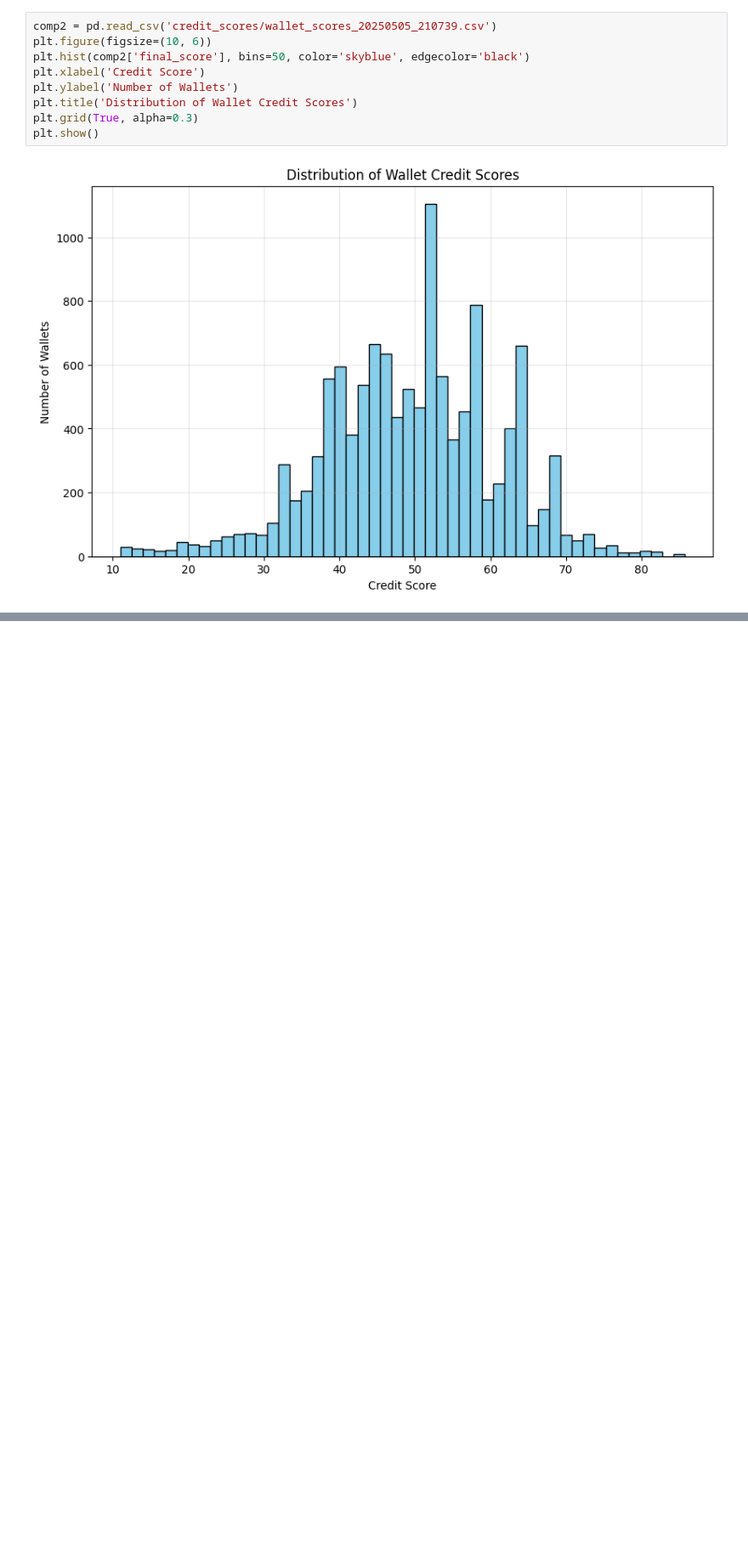
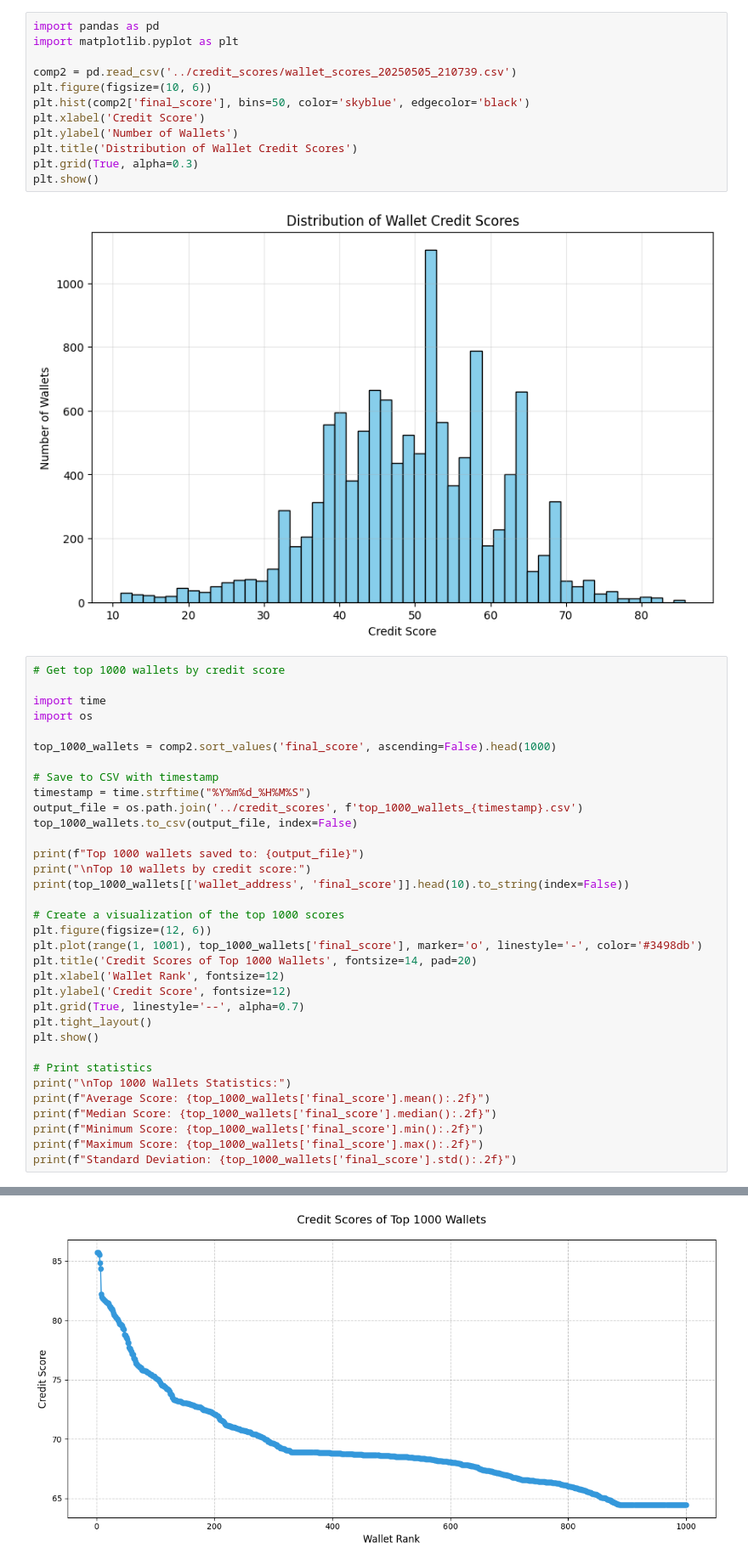
Before and after one commit to bala-guhan/zeruai-compoundV0-test, a Jupyter notebook: notebooks/defi.ipynb, the cells around one changed output, grey strips where cells are left out. Shown at 85% size. Cells and saved outputs as stored; diff of their text form; blank space fills up the shorter version.

Commit message:
added output files

```diff
--- a/notebooks/defi.ipynb
+++ b/notebooks/defi.ipynb
@@ -736,7 +736,10 @@ Calculating wallet scores...
 Calculated scores for 12046 wallets in 7.52 seconds
 Results saved to: credit_scores\wallet_scores_20250505_210739.csv
 # %%
-comp2 = pd.read_csv('credit_scores/wallet_scores_20250505_210739.csv')
+import pandas as pd
+import matplotlib.pyplot as plt
+
+comp2 = pd.read_csv('../credit_scores/wallet_scores_20250505_210739.csv')
 plt.figure(figsize=(10, 6))
 plt.hist(comp2['final_score'], bins=50, color='skyblue', edgecolor='black')
 plt.xlabel('Credit Score')
@@ -746,3 +749,38 @@ plt.grid(True, alpha=0.3)
 plt.show()
 # %% [output]
 [figure]
+# %%
+# Get top 1000 wallets by credit score
+
+import time
+import os
+
+top_1000_wallets = comp2.sort_values('final_score', ascending=False).head(1000)
+
+# Save to CSV with timestamp
+timestamp = time.strftime("%Y%m%d_%H%M%S")
+output_file = os.path.join('../credit_scores', f'top_1000_wallets_{timestamp}.csv')
+top_1000_wallets.to_csv(output_file, index=False)
+
+print(f"Top 1000 wallets saved to: {output_file}")
+print("\nTop 10 wallets by credit score:")
+print(top_1000_wallets[['wallet_address', 'final_score']].head(10).to_string(index=False))
+
+# Create a visualization of the top 1000 scores
+plt.figure(figsize=(12, 6))
+plt.plot(range(1, 1001), top_1000_wallets['final_score'], marker='o', linestyle='-', color='#3498db')
+plt.title('Credit Scores of Top 1000 Wallets', fontsize=14, pad=20)
+plt.xlabel('Wallet Rank', fontsize=12)
+plt.ylabel('Credit Score', fontsize=12)
+plt.grid(True, linestyle='--', alpha=0.7)
+plt.tight_layout()
+plt.show()
+
+# Print statistics
+print("\nTop 1000 Wallets Statistics:")
+print(f"Average Score: {top_1000_wallets['final_score'].mean():.2f}")
+print(f"Median Score: {top_1000_wallets['final_score'].median():.2f}")
+print(f"Minimum Score: {top_1000_wallets['final_score'].min():.2f}")
+print(f"Maximum Score: {top_1000_wallets['final_score'].max():.2f}")
+print(f"Standard Deviation: {top_1000_wallets['final_score'].std():.2f}")
+# %% [output]
@@ -748,0 +801 @@ plt.show()
+[figure, added]
```
Also changed, not shown: parts of 1 cell of this notebook.
